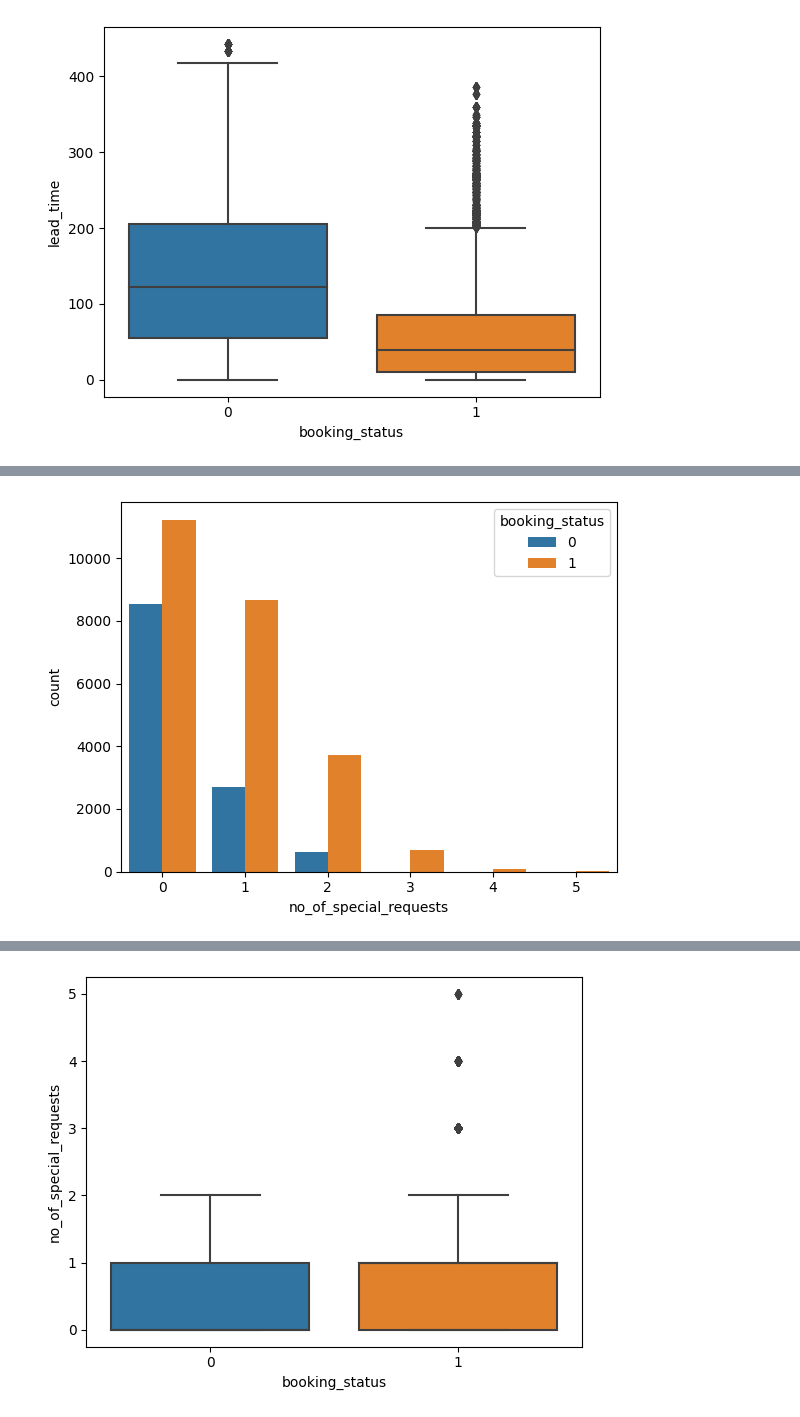
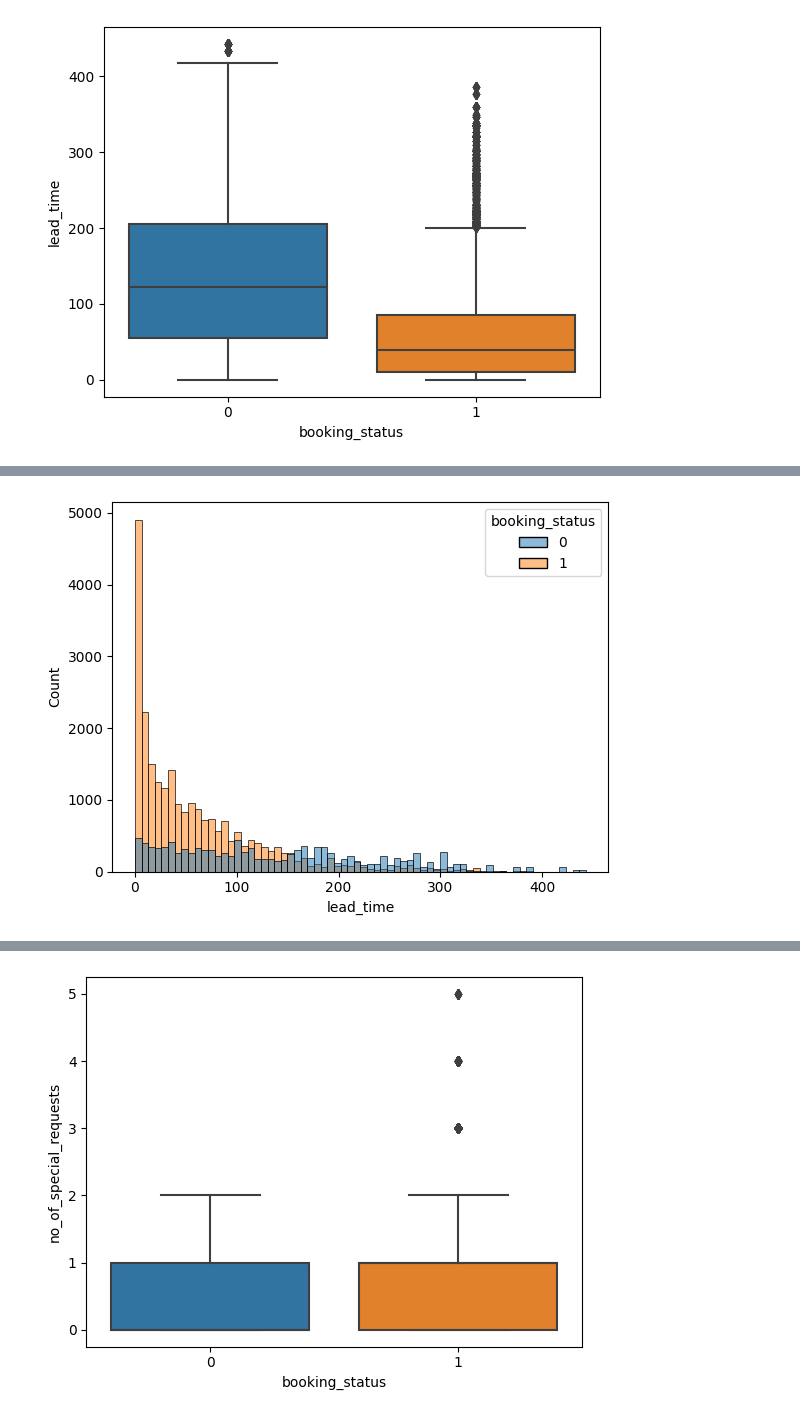
Before and after one commit to jhnnce/Kaggel_Hotel_Reservation, a Jupyter notebook: SRC_HotelR/Preprocessing_HotelR/Preprocessing_HotelR.ipynb, the cells around one changed output, grey strips where cells are left out. Cells and saved outputs as stored; diff of their text form; code cells hidden in the pictures.

```diff
--- a/SRC_HotelR/Preprocessing_HotelR/Preprocessing_HotelR.ipynb
+++ b/SRC_HotelR/Preprocessing_HotelR/Preprocessing_HotelR.ipynb
@@ -149,4 +150,4 @@ Name: no_of_special_requests, dtype: int64
 # %%
-sns.countplot(x="no_of_special_requests", hue="booking_status", data=df);
+sns.histplot(x="lead_time",hue="booking_status",data=df);
 # %% [output]
-[figure, old version]
+[figure, new version]
```
Also changed, not shown: parts of 22 cells of this notebook.
